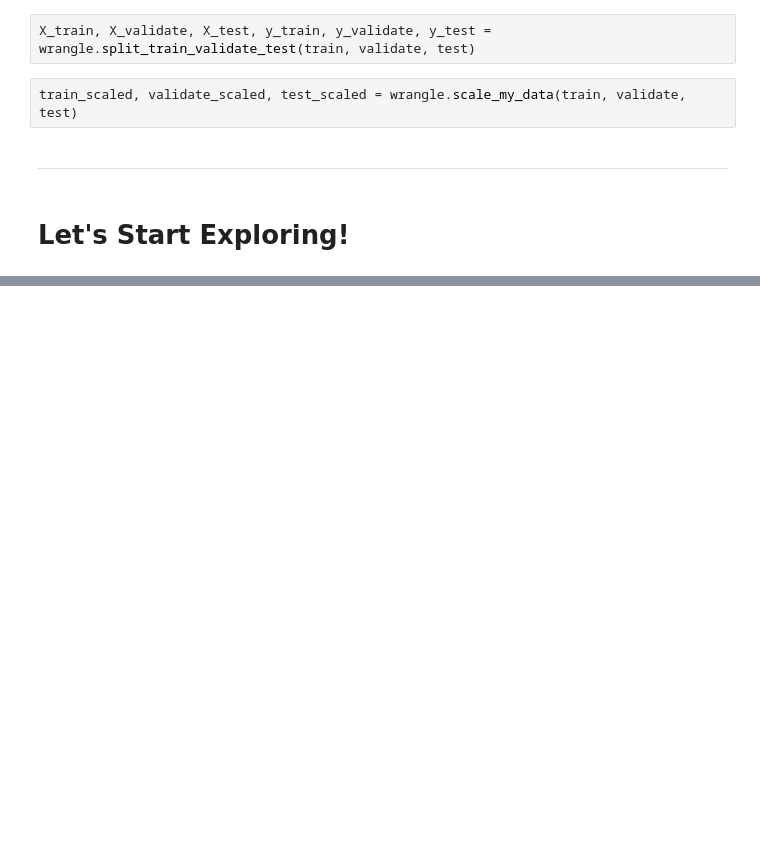
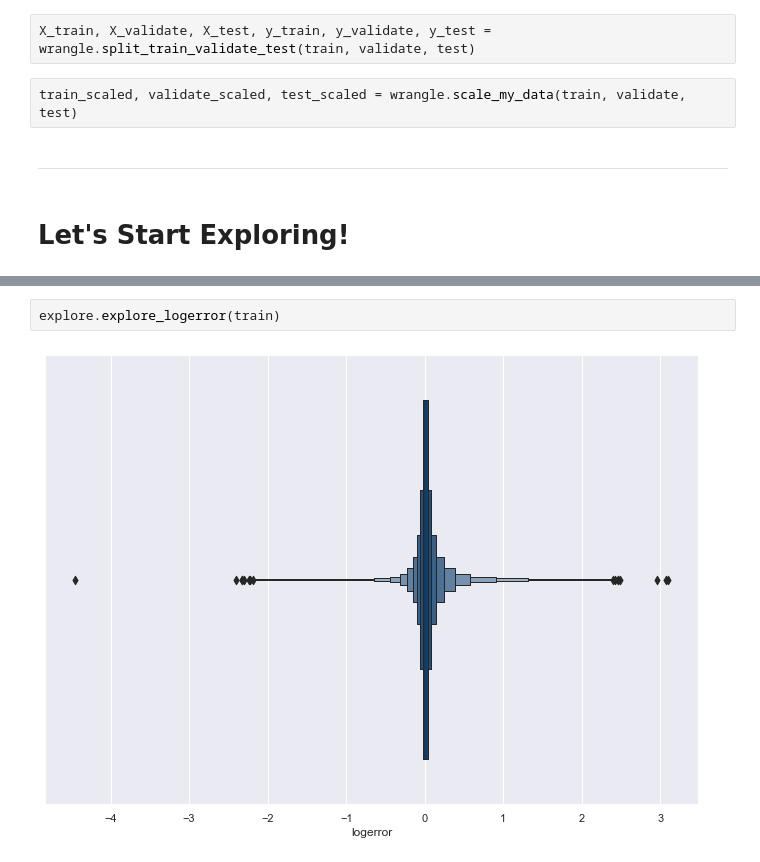
Before and after one commit to Zillow-Project/zillow_project_2021, a Jupyter notebook: project_final.ipynb, the cells around one changed output, grey strips where cells are left out. Saved outputs shown, nothing was run; the diff lists cells and outputs as text; blank space fills up the shorter version.

Commit message:
Logerror Final Notebook

```diff
--- a/project_final.ipynb
+++ b/project_final.ipynb
@@ -115,0 +122,4 @@ ___
+# %%
+explore.explore_logerror(train)
+# %% [output]
+[figure, added]
```
Also changed, not shown: parts of 8 cells of this notebook.
